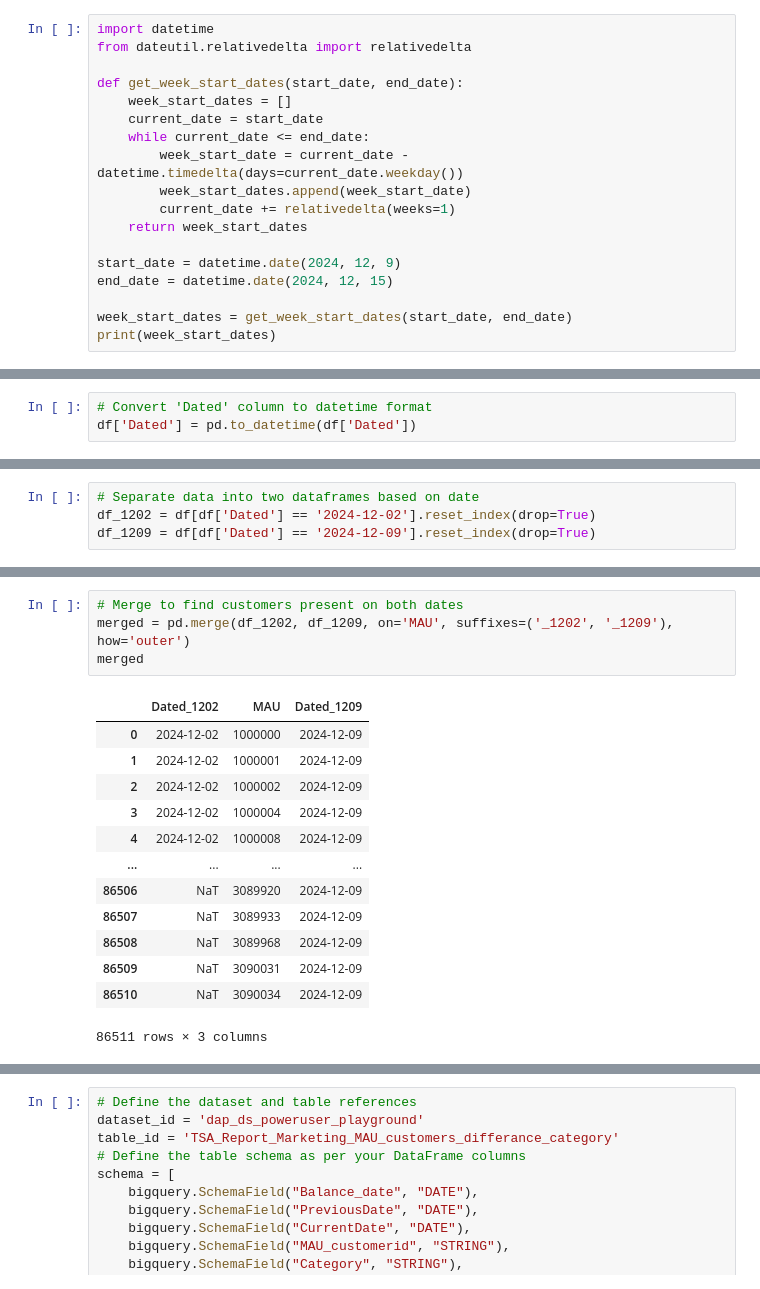
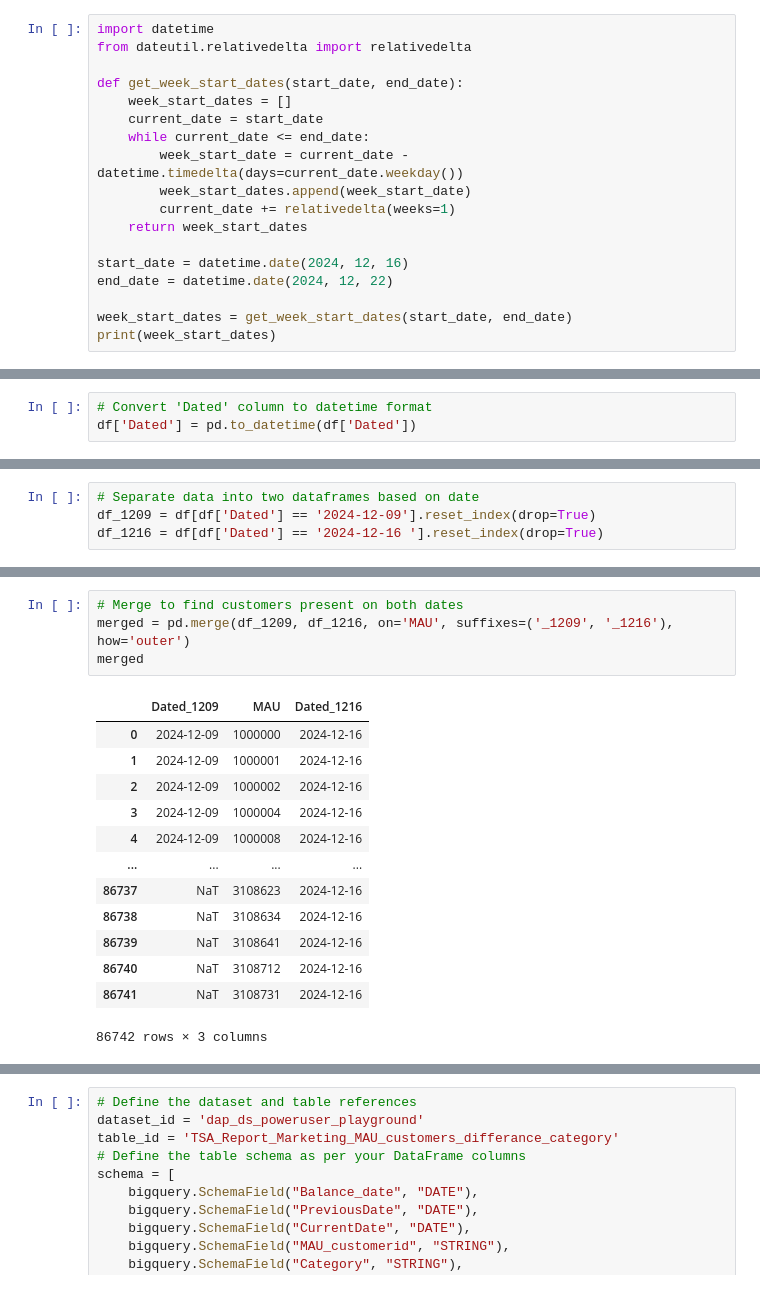
Before and after one commit to dchakroborti-tonik/MAU_MMAU_REPORT, a Jupyter notebook: TSA_REPORT_TEMPLATE_v2.ipynb, the cells around one changed output, grey strips where cells are left out. Cells and saved outputs as stored; diff of their text form.

Commit message:
Updated week starting 16-12-2024

```diff
--- a/TSA_REPORT_TEMPLATE_v2.ipynb
+++ b/TSA_REPORT_TEMPLATE_v2.ipynb
@@ -35,8 +35,8 @@ def get_week_start_dates(start_date, end_date):
         current_date += relativedelta(weeks=1)
     return week_start_dates
 
-start_date = datetime.date(2024, 12, 9)
-end_date = datetime.date(2024, 12, 15)
+start_date = datetime.date(2024, 12, 16)
+end_date = datetime.date(2024, 12, 22)
 
 week_start_dates = get_week_start_dates(start_date, end_date)
 print(week_start_dates)
@@ -755,5 +755,5 @@ Dated
 Name: count, dtype: int64
 # %%
 # Separate data into two dataframes based on date
-df_1202 = df[df['Dated'] == '2024-12-02'].reset_index(drop=True)
 df_1209 = df[df['Dated'] == '2024-12-09'].reset_index(drop=True)
+df_1216 = df[df['Dated'] == '2024-12-16 '].reset_index(drop=True)
@@ -778,21 +778,21 @@ df_1209.head()
 # %%
 # Merge to find customers present on both dates
-merged = pd.merge(df_1202, df_1209, on='MAU', suffixes=('_1202', '_1209'), how='outer')
+merged = pd.merge(df_1209, df_1216, on='MAU', suffixes=('_1209', '_1216'), how='outer')
 merged
 # %% [output]
-|  | Dated_1202 | MAU | Dated_1209 |
-| 0 | 2024-12-02 | 1000000 | 2024-12-09 |
-| 1 | 2024-12-02 | 1000001 | 2024-12-09 |
-| 2 | 2024-12-02 | 1000002 | 2024-12-09 |
-| 3 | 2024-12-02 | 1000004 | 2024-12-09 |
-| 4 | 2024-12-02 | 1000008 | 2024-12-09 |
+|  | Dated_1209 | MAU | Dated_1216 |
+| 0 | 2024-12-09 | 1000000 | 2024-12-16 |
+| 1 | 2024-12-09 | 1000001 | 2024-12-16 |
+| 2 | 2024-12-09 | 1000002 | 2024-12-16 |
+| 3 | 2024-12-09 | 1000004 | 2024-12-16 |
+| 4 | 2024-12-09 | 1000008 | 2024-12-16 |
 | ... | ... | ... | ... |
-| 86506 | NaT | 3089920 | 2024-12-09 |
-| 86507 | NaT | 3089933 | 2024-12-09 |
-| 86508 | NaT | 3089968 | 2024-12-09 |
-| 86509 | NaT | 3090031 | 2024-12-09 |
-| 86510 | NaT | 3090034 | 2024-12-09 |
+| 86737 | NaT | 3108623 | 2024-12-16 |
+| 86738 | NaT | 3108634 | 2024-12-16 |
+| 86739 | NaT | 3108641 | 2024-12-16 |
+| 86740 | NaT | 3108712 | 2024-12-16 |
+| 86741 | NaT | 3108731 | 2024-12-16 |
-86511 rows × 3 columns
+86742 rows × 3 columns
 # %%
 # Function to categorize customer presence
 def categorize_presence(row):
```
Also changed, not shown: parts of 37 cells of this notebook.
